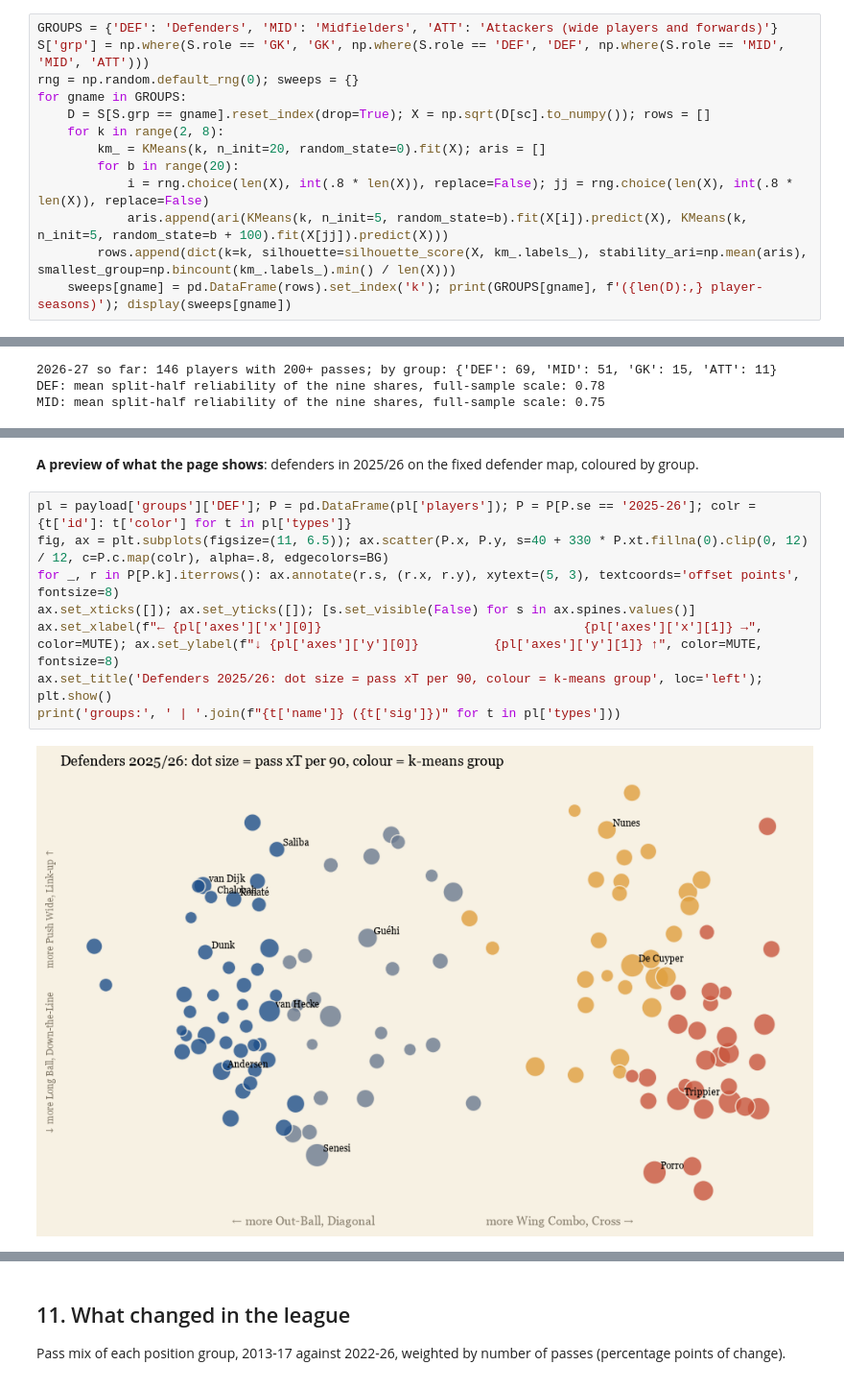
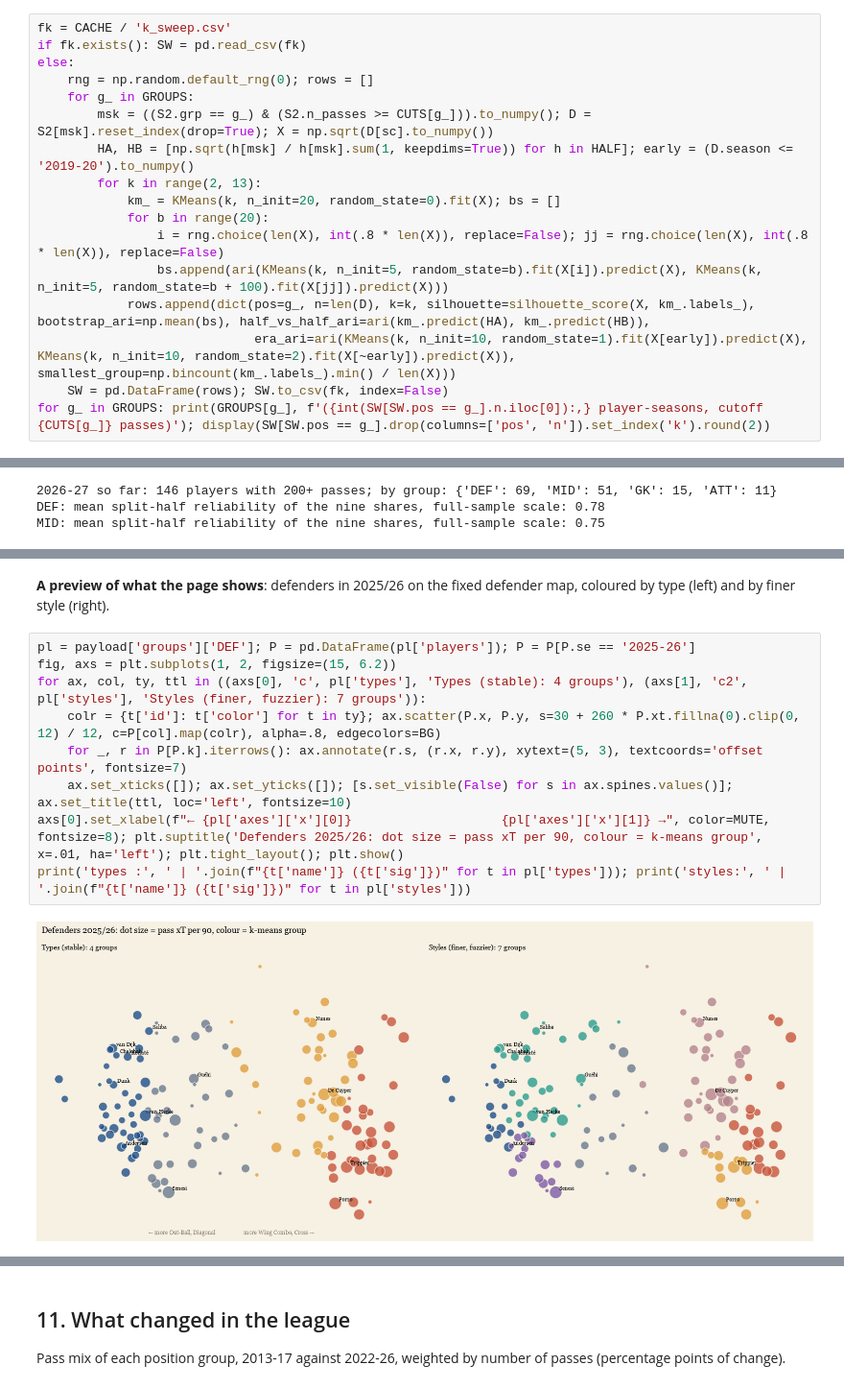
Before and after one commit to chuongt1311-droid/EPL-Player-Clustering, a Jupyter notebook: notebooks/EPL_Player_Clustering.ipynb, the cells around one changed output, grey strips where cells are left out. Shown at 96% size. Saved outputs shown, nothing was run; the diff lists cells and outputs as text.

```diff
--- a/notebooks/EPL_Player_Clustering.ipynb
+++ b/notebooks/EPL_Player_Clustering.ipynb
@@ -856,14 +919,18 @@ This is the original idea I set out to imitate (k-means on **players**, coloured
 # %%
-GROUPS = {'DEF': 'Defenders', 'MID': 'Midfielders', 'ATT': 'Attackers (wide players and forwards)'}
-S['grp'] = np.where(S.role == 'GK', 'GK', np.where(S.role == 'DEF', 'DEF', np.where(S.role == 'MID', 'MID', 'ATT')))
-rng = np.random.default_rng(0); sweeps = {}
-for gname in GROUPS:
-    D = S[S.grp == gname].reset_index(drop=True); X = np.sqrt(D[sc].to_numpy()); rows = []
-    for k in range(2, 8):
-        km_ = KMeans(k, n_init=20, random_state=0).fit(X); aris = []
-        for b in range(20):
-            i = rng.choice(len(X), int(.8 * len(X)), replace=False); jj = rng.choice(len(X), int(.8 * len(X)), replace=False)
-            aris.append(ari(KMeans(k, n_init=5, random_state=b).fit(X[i]).predict(X), KMeans(k, n_init=5, random_state=b + 100).fit(X[jj]).predict(X)))
-        rows.append(dict(k=k, silhouette=silhouette_score(X, km_.labels_), stability_ari=np.mean(aris), smallest_group=np.bincount(km_.labels_).min() / len(X)))
-    sweeps[gname] = pd.DataFrame(rows).set_index('k'); print(GROUPS[gname], f'({len(D):,} player-seasons)'); display(sweeps[gname])
+fk = CACHE / 'k_sweep.csv'
+if fk.exists(): SW = pd.read_csv(fk)
+else:
+    rng = np.random.default_rng(0); rows = []
+    for g_ in GROUPS:
+        msk = ((S2.grp == g_) & (S2.n_passes >= CUTS[g_])).to_numpy(); D = S2[msk].reset_index(drop=True); X = np.sqrt(D[sc].to_numpy())
+        HA, HB = [np.sqrt(h[msk] / h[msk].sum(1, keepdims=True)) for h in HALF]; early = (D.season <= '2019-20').to_numpy()
+        for k in range(2, 13):
+            km_ = KMeans(k, n_init=20, random_state=0).fit(X); bs = []
+            for b in range(20):
+                i = rng.choice(len(X), int(.8 * len(X)), replace=False); jj = rng.choice(len(X), int(.8 * len(X)), replace=False)
+                bs.append(ari(KMeans(k, n_init=5, random_state=b).fit(X[i]).predict(X), KMeans(k, n_init=5, random_state=b + 100).fit(X[jj]).predict(X)))
+            rows.append(dict(pos=g_, n=len(D), k=k, silhouette=silhouette_score(X, km_.labels_), bootstrap_ari=np.mean(bs), half_vs_half_ari=ari(km_.predict(HA), km_.predict(HB)),
+                             era_ari=ari(KMeans(k, n_init=10, random_state=1).fit(X[early]).predict(X), KMeans(k, n_init=10, random_state=2).fit(X[~early]).predict(X)), smallest_group=np.bincount(km_.labels_).min() / len(X)))
+    SW = pd.DataFrame(rows); SW.to_csv(fk, index=False)
+for g_ in GROUPS: print(GROUPS[g_], f'({int(SW[SW.pos == g_].n.iloc[0]):,} player-seasons, cutoff {CUTS[g_]} passes)'); display(SW[SW.pos == g_].drop(columns=['pos', 'n']).set_index('k').round(2))
 # %% [output]
@@ -1009,12 +1168,13 @@ wrote docs/index.html (0.75 MB)
 # %% [markdown]
-**A preview of what the page shows**: defenders in 2025/26 on the fixed defender map, coloured by group.
+**A preview of what the page shows**: defenders in 2025/26 on the fixed defender map, coloured by type (left) and by finer style (right).
 # %%
-pl = payload['groups']['DEF']; P = pd.DataFrame(pl['players']); P = P[P.se == '2025-26']; colr = {t['id']: t['color'] for t in pl['types']}
-fig, ax = plt.subplots(figsize=(11, 6.5)); ax.scatter(P.x, P.y, s=40 + 330 * P.xt.fillna(0).clip(0, 12) / 12, c=P.c.map(colr), alpha=.8, edgecolors=BG)
-for _, r in P[P.k].iterrows(): ax.annotate(r.s, (r.x, r.y), xytext=(5, 3), textcoords='offset points', fontsize=8)
-ax.set_xticks([]); ax.set_yticks([]); [s.set_visible(False) for s in ax.spines.values()]
-ax.set_xlabel(f"← {pl['axes']['x'][0]}                                   {pl['axes']['x'][1]} →", color=MUTE); ax.set_ylabel(f"↓ {pl['axes']['y'][0]}          {pl['axes']['y'][1]} ↑", color=MUTE, fontsize=8)
-ax.set_title('Defenders 2025/26: dot size = pass xT per 90, colour = k-means group', loc='left'); plt.show()
-print('groups:', ' | '.join(f"{t['name']} ({t['sig']})" for t in pl['types']))
+pl = payload['groups']['DEF']; P = pd.DataFrame(pl['players']); P = P[P.se == '2025-26']
+fig, axs = plt.subplots(1, 2, figsize=(15, 6.2))
+for ax, col, ty, ttl in ((axs[0], 'c', pl['types'], 'Types (stable): 4 groups'), (axs[1], 'c2', pl['styles'], 'Styles (finer, fuzzier): 7 groups')):
+    colr = {t['id']: t['color'] for t in ty}; ax.scatter(P.x, P.y, s=30 + 260 * P.xt.fillna(0).clip(0, 12) / 12, c=P[col].map(colr), alpha=.8, edgecolors=BG)
+    for _, r in P[P.k].iterrows(): ax.annotate(r.s, (r.x, r.y), xytext=(5, 3), textcoords='offset points', fontsize=7)
+    ax.set_xticks([]); ax.set_yticks([]); [s.set_visible(False) for s in ax.spines.values()]; ax.set_title(ttl, loc='left', fontsize=10)
+axs[0].set_xlabel(f"← {pl['axes']['x'][0]}                    {pl['axes']['x'][1]} →", color=MUTE, fontsize=8); plt.suptitle('Defenders 2025/26: dot size = pass xT per 90, colour = k-means group', x=.01, ha='left'); plt.tight_layout(); plt.show()
+print('types :', ' | '.join(f"{t['name']} ({t['sig']})" for t in pl['types'])); print('styles:', ' | '.join(f"{t['name']} ({t['sig']})" for t in pl['styles']))
 # %% [output]
-[figure, old version]
+[figure, new version]
```
Also changed, not shown: parts of 19 cells of this notebook, 9 other files.
